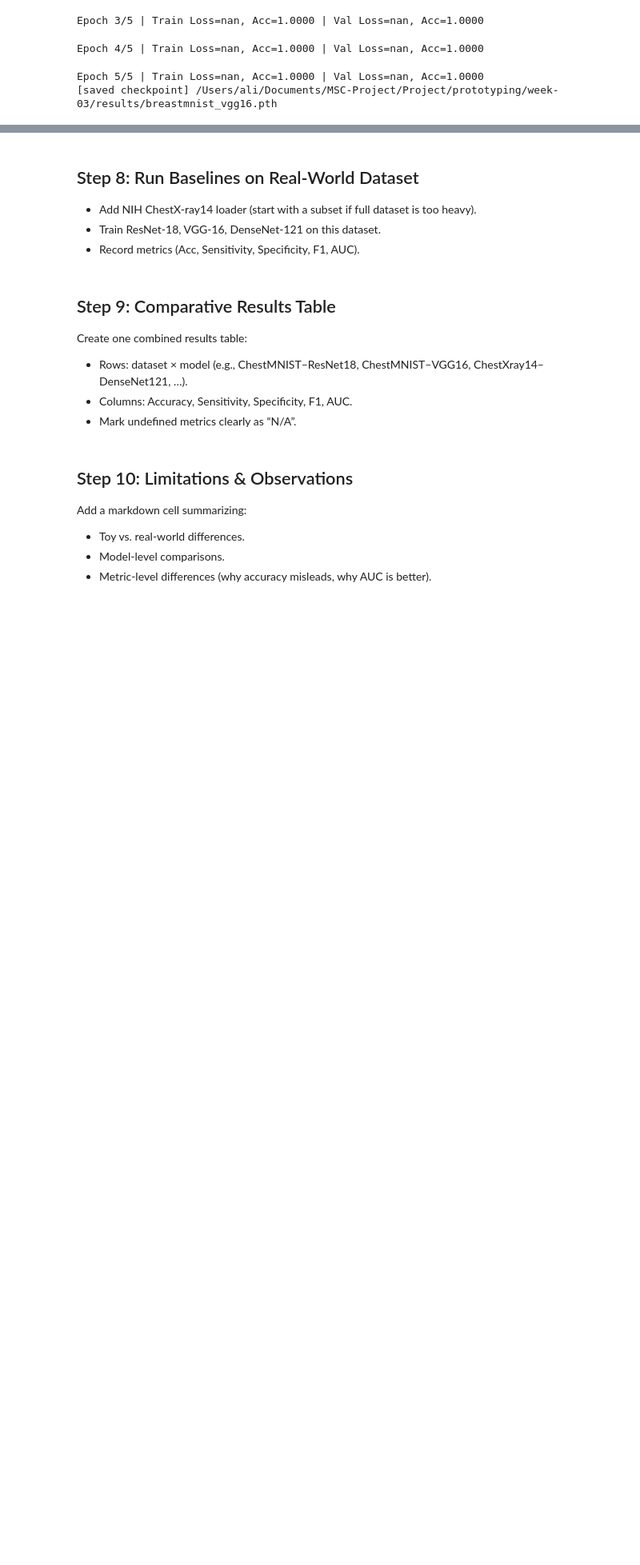
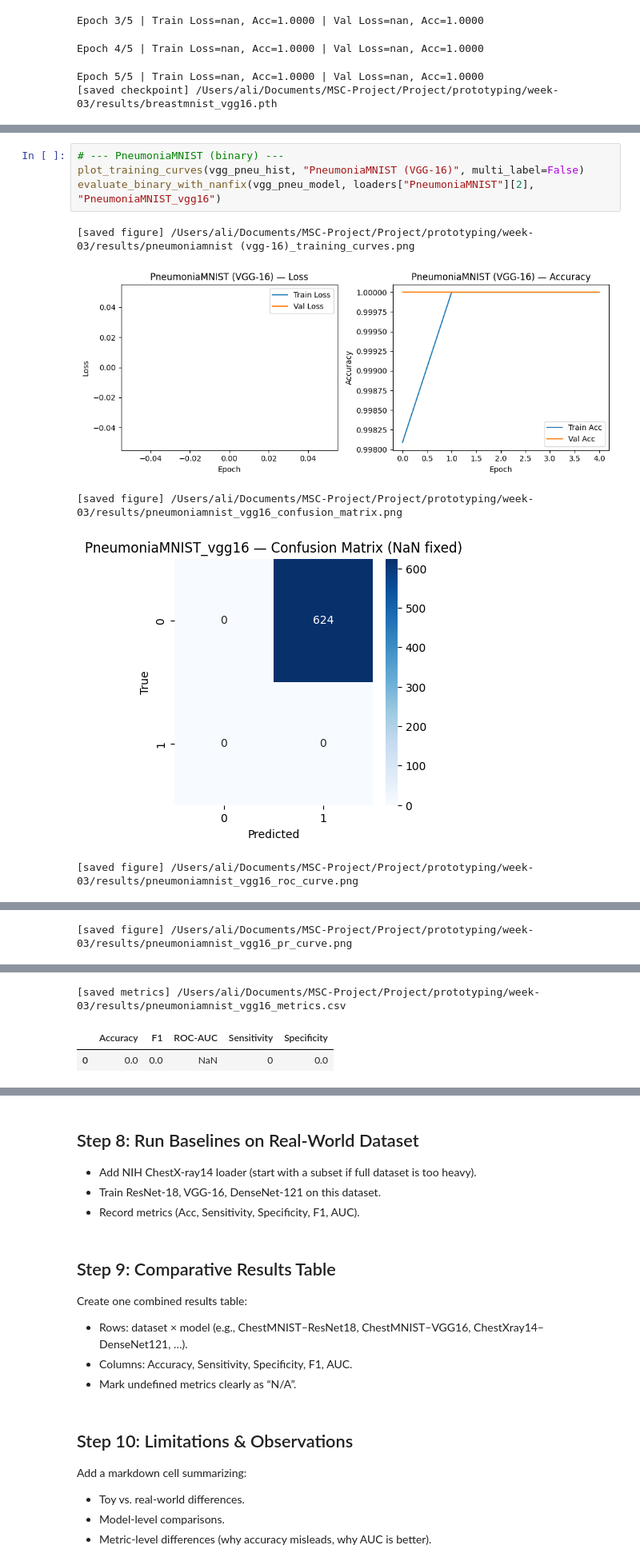
Before and after one commit to theAliHassan/med-analytics-thickdata, a Jupyter notebook: prototyping/week-03/week-03-notebook.ipynb, the cells around one changed output, grey strips where cells are left out. Shown at 80% size. Cells and saved outputs as stored; diff of their text form; blank space fills up the shorter version.

```diff
--- a/prototyping/week-03/week-03-notebook.ipynb
+++ b/prototyping/week-03/week-03-notebook.ipynb
@@ -1043,0 +1262,10 @@ Epoch 5/5 | Train Loss=nan, Acc=1.0000 | Val Loss=nan, Acc=1.0000
+# %%
+# --- PneumoniaMNIST (binary) ---
+plot_training_curves(vgg_pneu_hist, "PneumoniaMNIST (VGG-16)", multi_label=False)
+evaluate_binary_with_nanfix(vgg_pneu_model, loaders["PneumoniaMNIST"][2], "PneumoniaMNIST_vgg16")
+# %% [output]
+[saved figure] /Users/ali/Documents/MSC-Project/Project/prototyping/week-03/results/pneumoniamnist (vgg-16)_training_curves.png
+[figure, added]
+[saved figure] /Users/ali/Documents/MSC-Project/Project/prototyping/week-03/results/pneumoniamnist_vgg16_confusion_matrix.png
+[figure, added]
+[saved figure] /Users/ali/Documents/MSC-Project/Project/prototyping/week-03/results/pneumoniamnist_vgg16_roc_curve.png
@@ -1043,0 +1273 @@ Epoch 5/5 | Train Loss=nan, Acc=1.0000 | Val Loss=nan, Acc=1.0000
+[saved figure] /Users/ali/Documents/MSC-Project/Project/prototyping/week-03/results/pneumoniamnist_vgg16_pr_curve.png
@@ -1043,0 +1275,3 @@ Epoch 5/5 | Train Loss=nan, Acc=1.0000 | Val Loss=nan, Acc=1.0000
+[saved metrics] /Users/ali/Documents/MSC-Project/Project/prototyping/week-03/results/pneumoniamnist_vgg16_metrics.csv
+|  | Accuracy | F1 | ROC-AUC | Sensitivity | Specificity |
+| 0 | 0.0 | 0.0 | NaN | 0 | 0.0 |
```
Also changed, not shown: parts of 16 cells of this notebook.
